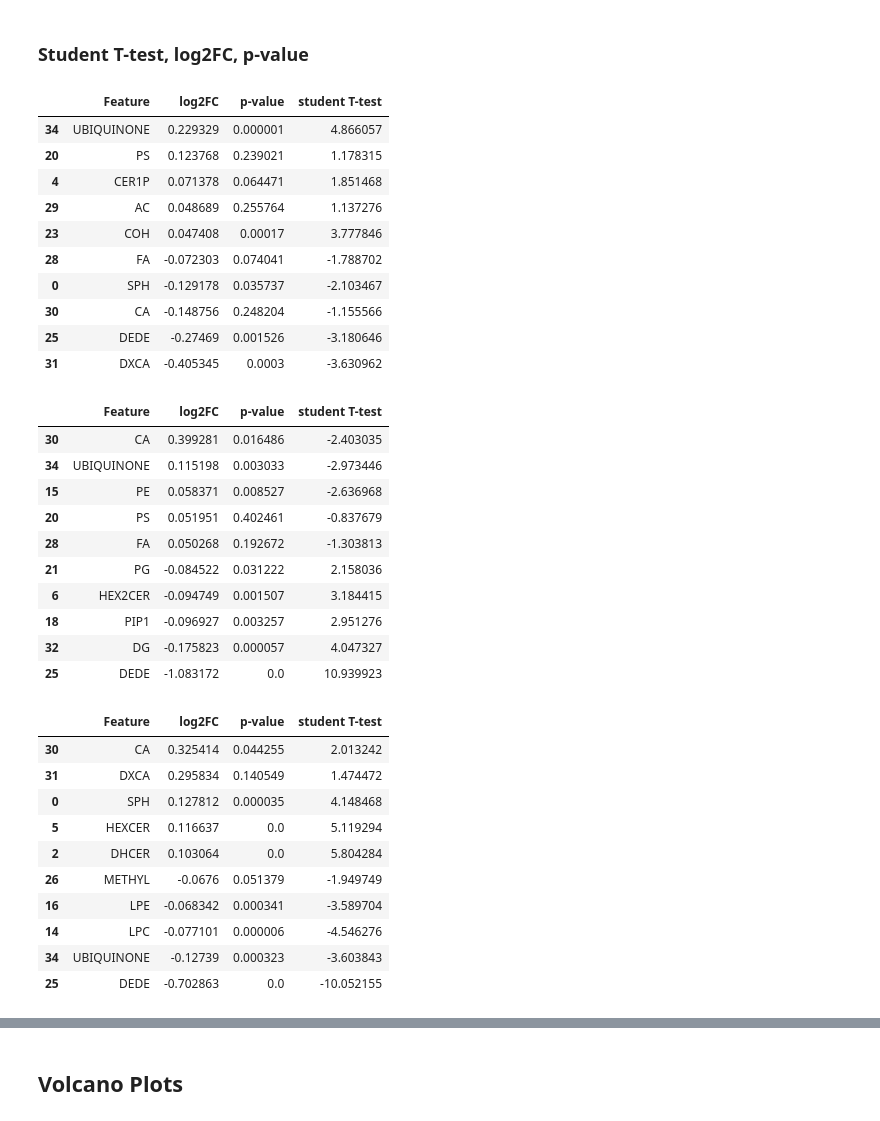
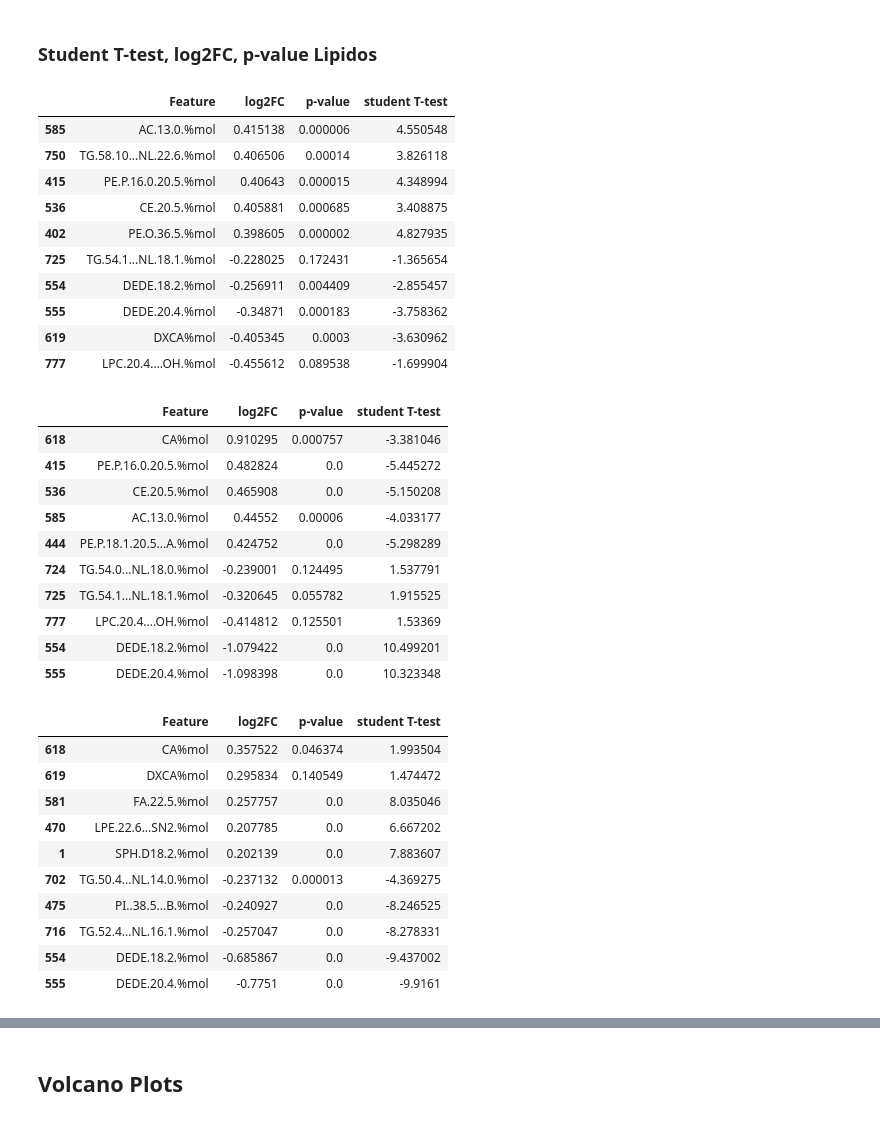
Before and after one commit to ciaranmcevoy07/Tese_Ciaran_McEvoy, a Jupyter notebook: Statistics.ipynb, the cells around one changed output, grey strips where cells are left out. Cells and saved outputs as stored; diff of their text form; code cells hidden in the pictures.

```diff
--- a/Statistics.ipynb
+++ b/Statistics.ipynb
@@ -31,12 +31,15 @@ DATASET = 'DatasetPro10.0.csv'
 # %%
 data = pd.read_csv(DATASET)
 # %% [markdown]
-### Student T-test, log2FC, p-value
+### Student T-test, log2FC, p-value Lipidos
 # %%
+DATASET = 'DatasetPro12.0.csv'
+data = pd.read_csv(DATASET)
+
 df_cn_mci = pd.DataFrame()
 
 # Assign values to columns in the DataFrame
-df_cn_mci['Feature'] = data.columns[1045:1080]
+df_cn_mci['Feature'] = data.columns[139:920]
 df_cn_mci['log2FC'] = None
 df_cn_mci['p-value'] = None
 df_cn_mci['student T-test'] = None
@@ -66,7 +69,7 @@ for feature in df_cn_mci['Feature']:
 df_cn_ad = pd.DataFrame()
 
 # Assign values to columns in the DataFrame
-df_cn_ad['Feature'] = data.columns[1045:1080]
+df_cn_ad['Feature'] = data.columns[139:920]
 df_cn_ad['log2FC'] = None
 df_cn_ad['p-value'] = None
 df_cn_ad['student T-test'] = None
@@ -93,69 +96,69 @@ for feature in df_cn_ad['Feature']:
 df_mci_ad = pd.DataFrame()
 
 # Assign values to columns in the DataFrame
-df_mci_ad['Feature'] = data.columns[1045:1080]
+df_mci_ad['Feature'] = data.columns[139:920]
 df_mci_ad['log2FC'] = None
 df_mci_ad['p-value'] = None
 df_mci_ad['student T-test'] = None
 
 for feature in df_mci_ad['Feature']:
     mci_data = data[data['Group'] == 'MCI'][feature]
     ad_data = data[data['Group'] == 'AD'][feature]
 
     if len(mci_data) > len(ad_data):
         mci_data = mci_data[:len(ad_data)]
     else:
         ad_data = ad_data[:len(mci_data)]
 
     fold_change_MCI_AD = (np.log2(np.mean(mci_data))) - (np.log2(np.mean(ad_data)))
 
     t_statistic_lipid_MCI_AD, p_value_lipid_MCI_AD = ttest_ind(mci_data, ad_data)
 
     df_mci_ad.loc[df_mci_ad['Feature'] == feature, 'log2FC'] = fold_change_MCI_AD
     df_mci_ad.loc[df_mci_ad['Feature'] == feature, 'p-value'] = p_value_lipid_MCI_AD
     df_mci_ad.loc[df_mci_ad['Feature'] == feature, 'student T-test'] = t_statistic_lipid_MCI_AD
 df_mci_ad= df_mci_ad.sort_values(by='log2FC', ascending=False)
 df_cn_ad = df_cn_ad.sort_values(by='log2FC', ascending=False)
 df_cn_mci = df_cn_mci.sort_values(by='log2FC', ascending=False)
 
 display(pd.concat([df_mci_ad.head(5), df_mci_ad.tail(5)]))
 display(pd.concat([df_cn_ad.head(5), df_cn_ad.tail(5)]))
 display(pd.concat([df_cn_mci.head(5), df_cn_mci.tail(5)]))
 
-df_mci_ad.to_csv('Statistics/test/mci_ad_LC.csv', index=False)
-df_cn_ad.to_csv('Statistics/test/cn_ad_LC.csv', index=False)
-df_cn_mci.to_csv('Statistics/test/cn_mci_LC.csv', index=False)
+df_mci_ad.to_csv('Statistics/test/mci_ad_LS.csv', index=False)
+df_cn_ad.to_csv('Statistics/test/cn_ad_LS.csv', index=False)
+df_cn_mci.to_csv('Statistics/test/cn_mci_LS.csv', index=False)
 # %% [output]
 |  | Feature | log2FC | p-value | student T-test |
-| 34 | UBIQUINONE | 0.229329 | 0.000001 | 4.866057 |
-| 20 | PS | 0.123768 | 0.239021 | 1.178315 |
-| 4 | CER1P | 0.071378 | 0.064471 | 1.851468 |
-| 29 | AC | 0.048689 | 0.255764 | 1.137276 |
-| 23 | COH | 0.047408 | 0.00017 | 3.777846 |
-| 28 | FA | -0.072303 | 0.074041 | -1.788702 |
-| 0 | SPH | -0.129178 | 0.035737 | -2.103467 |
-| 30 | CA | -0.148756 | 0.248204 | -1.155566 |
-| 25 | DEDE | -0.27469 | 0.001526 | -3.180646 |
-| 31 | DXCA | -0.405345 | 0.0003 | -3.630962 |
+| 585 | AC.13.0.%mol | 0.415138 | 0.000006 | 4.550548 |
+| 750 | TG.58.10...NL.22.6.%mol | 0.406506 | 0.00014 | 3.826118 |
+| 415 | PE.P.16.0.20.5.%mol | 0.40643 | 0.000015 | 4.348994 |
+| 536 | CE.20.5.%mol | 0.405881 | 0.000685 | 3.408875 |
+| 402 | PE.O.36.5.%mol | 0.398605 | 0.000002 | 4.827935 |
+| 725 | TG.54.1...NL.18.1.%mol | -0.228025 | 0.172431 | -1.365654 |
+| 554 | DEDE.18.2.%mol | -0.256911 | 0.004409 | -2.855457 |
+| 555 | DEDE.20.4.%mol | -0.34871 | 0.000183 | -3.758362 |
+| 619 | DXCA%mol | -0.405345 | 0.0003 | -3.630962 |
+| 777 | LPC.20.4....OH.%mol | -0.455612 | 0.089538 | -1.699904 |
 |  | Feature | log2FC | p-value | student T-test |
-| 30 | CA | 0.399281 | 0.016486 | -2.403035 |
-| 34 | UBIQUINONE | 0.115198 | 0.003033 | -2.973446 |
-| 15 | PE | 0.058371 | 0.008527 | -2.636968 |
-| 20 | PS | 0.051951 | 0.402461 | -0.837679 |
-| 28 | FA | 0.050268 | 0.192672 | -1.303813 |
-| 21 | PG | -0.084522 | 0.031222 | 2.158036 |
-| 6 | HEX2CER | -0.094749 | 0.001507 | 3.184415 |
-| 18 | PIP1 | -0.096927 | 0.003257 | 2.951276 |
-| 32 | DG | -0.175823 | 0.000057 | 4.047327 |
-| 25 | DEDE | -1.083172 | 0.0 | 10.939923 |
+| 618 | CA%mol | 0.910295 | 0.000757 | -3.381046 |
+| 415 | PE.P.16.0.20.5.%mol | 0.482824 | 0.0 | -5.445272 |
+| 536 | CE.20.5.%mol | 0.465908 | 0.0 | -5.150208 |
+| 585 | AC.13.0.%mol | 0.44552 | 0.00006 | -4.033177 |
+| 444 | PE.P.18.1.20.5...A.%mol | 0.424752 | 0.0 | -5.298289 |
+| 724 | TG.54.0...NL.18.0.%mol | -0.239001 | 0.124495 | 1.537791 |
+| 725 | TG.54.1...NL.18.1.%mol | -0.320645 | 0.055782 | 1.915525 |
+| 777 | LPC.20.4....OH.%mol | -0.414812 | 0.125501 | 1.53369 |
+| 554 | DEDE.18.2.%mol | -1.079422 | 0.0 | 10.499201 |
+| 555 | DEDE.20.4.%mol | -1.098398 | 0.0 | 10.323348 |
 |  | Feature | log2FC | p-value | student T-test |
-| 30 | CA | 0.325414 | 0.044255 | 2.013242 |
-| 31 | DXCA | 0.295834 | 0.140549 | 1.474472 |
-| 0 | SPH | 0.127812 | 0.000035 | 4.148468 |
-| 5 | HEXCER | 0.116637 | 0.0 | 5.119294 |
-| 2 | DHCER | 0.103064 | 0.0 | 5.804284 |
-| 26 | METHYL | -0.0676 | 0.051379 | -1.949749 |
-| 16 | LPE | -0.068342 | 0.000341 | -3.589704 |
-| 14 | LPC | -0.077101 | 0.000006 | -4.546276 |
-| 34 | UBIQUINONE | -0.12739 | 0.000323 | -3.603843 |
-| 25 | DEDE | -0.702863 | 0.0 | -10.052155 |
+| 618 | CA%mol | 0.357522 | 0.046374 | 1.993504 |
+| 619 | DXCA%mol | 0.295834 | 0.140549 | 1.474472 |
+| 581 | FA.22.5.%mol | 0.257757 | 0.0 | 8.035046 |
+| 470 | LPE.22.6...SN2.%mol | 0.207785 | 0.0 | 6.667202 |
+| 1 | SPH.D18.2.%mol | 0.202139 | 0.0 | 7.883607 |
+| 702 | TG.50.4...NL.14.0.%mol | -0.237132 | 0.000013 | -4.369275 |
+| 475 | PI..38.5...B.%mol | -0.240927 | 0.0 | -8.246525 |
+| 716 | TG.52.4...NL.16.1.%mol | -0.257047 | 0.0 | -8.278331 |
+| 554 | DEDE.18.2.%mol | -0.685867 | 0.0 | -9.437002 |
+| 555 | DEDE.20.4.%mol | -0.7751 | 0.0 | -9.9161 |
```
Also changed, not shown: parts of 3 cells of this notebook, 51 other files.
